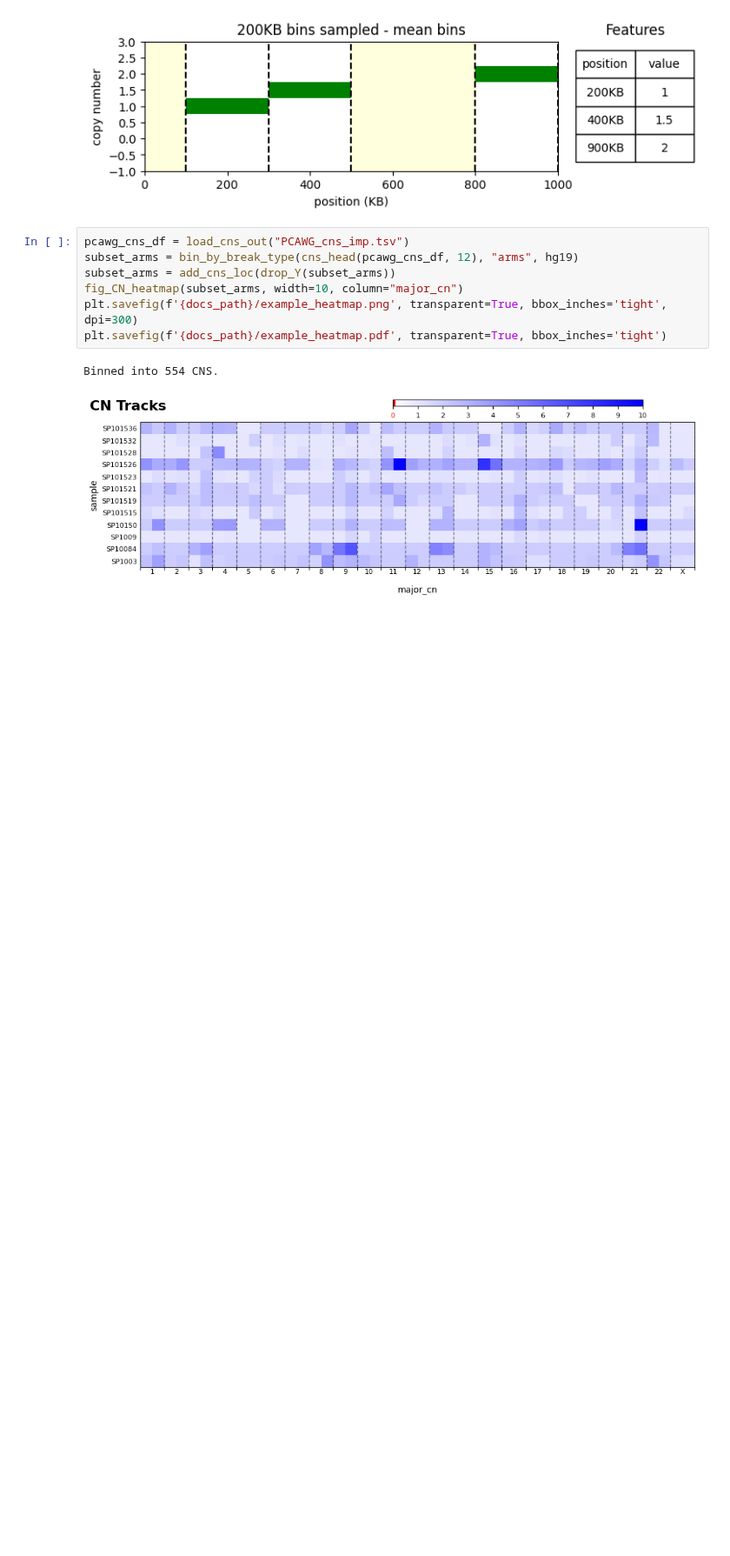
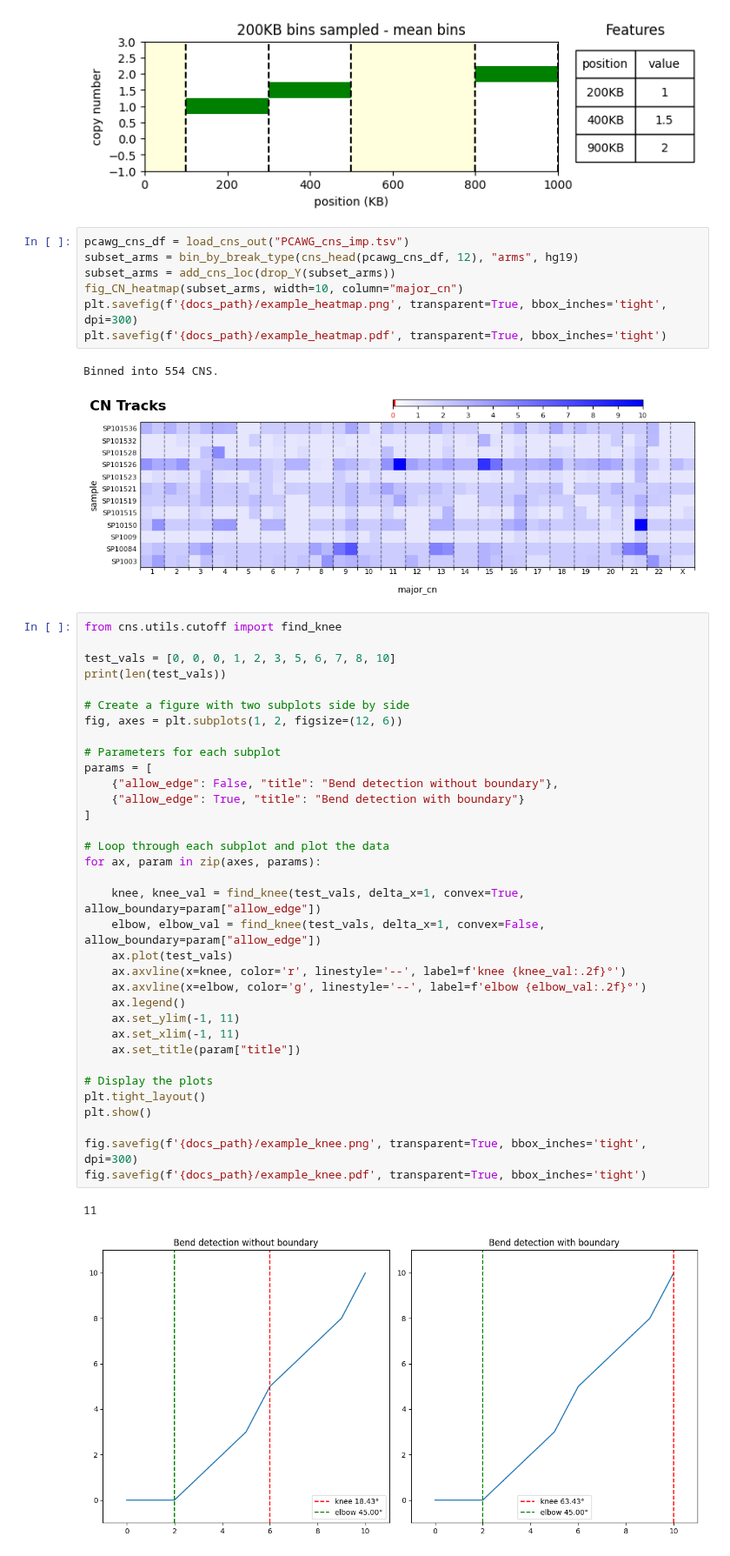
Before and after one commit to ICCB-Cologne/CNSistent, a Jupyter notebook: notebooks/docs/illustrations.ipynb, the cells around one changed output. Shown at 87% size. Cells and saved outputs as stored; diff of their text form; blank space fills up the shorter version.

```diff
--- a/notebooks/docs/illustrations.ipynb
+++ b/notebooks/docs/illustrations.ipynb
@@ -205,3 +202,40 @@ plt.savefig(f'{docs_path}/example_heatmap.pdf', transparent=True, bbox_inches='t
 # %% [output]
 Binned into 554 CNS.
 [figure]
+# %%
+from cns.utils.cutoff import find_knee
+
+test_vals = [0, 0, 0, 1, 2, 3, 5, 6, 7, 8, 10]
+print(len(test_vals))
+
+# Create a figure with two subplots side by side
+fig, axes = plt.subplots(1, 2, figsize=(12, 6))
+
+# Parameters for each subplot
+params = [
+    {"allow_edge": False, "title": "Bend detection without boundary"},
+    {"allow_edge": True, "title": "Bend detection with boundary"}
+]
+
+# Loop through each subplot and plot the data
+for ax, param in zip(axes, params):
+
+    knee, knee_val = find_knee(test_vals, delta_x=1, convex=True, allow_boundary=param["allow_edge"])
+    elbow, elbow_val = find_knee(test_vals, delta_x=1, convex=False, allow_boundary=param["allow_edge"])
+    ax.plot(test_vals)
+    ax.axvline(x=knee, color='r', linestyle='--', label=f'knee {knee_val:.2f}°')
+    ax.axvline(x=elbow, color='g', linestyle='--', label=f'elbow {elbow_val:.2f}°')
+    ax.legend()
+    ax.set_ylim(-1, 11)
+    ax.set_xlim(-1, 11)
+    ax.set_title(param["title"])
+
+# Display the plots
+plt.tight_layout()
+plt.show()
+
+fig.savefig(f'{docs_path}/example_knee.png', transparent=True, bbox_inches='tight', dpi=300)
+fig.savefig(f'{docs_path}/example_knee.pdf', transparent=True, bbox_inches='tight')
+# %% [output]
+11
+[figure, added]
```
Also changed, not shown: parts of 1 cell of this notebook, 6 other files.
